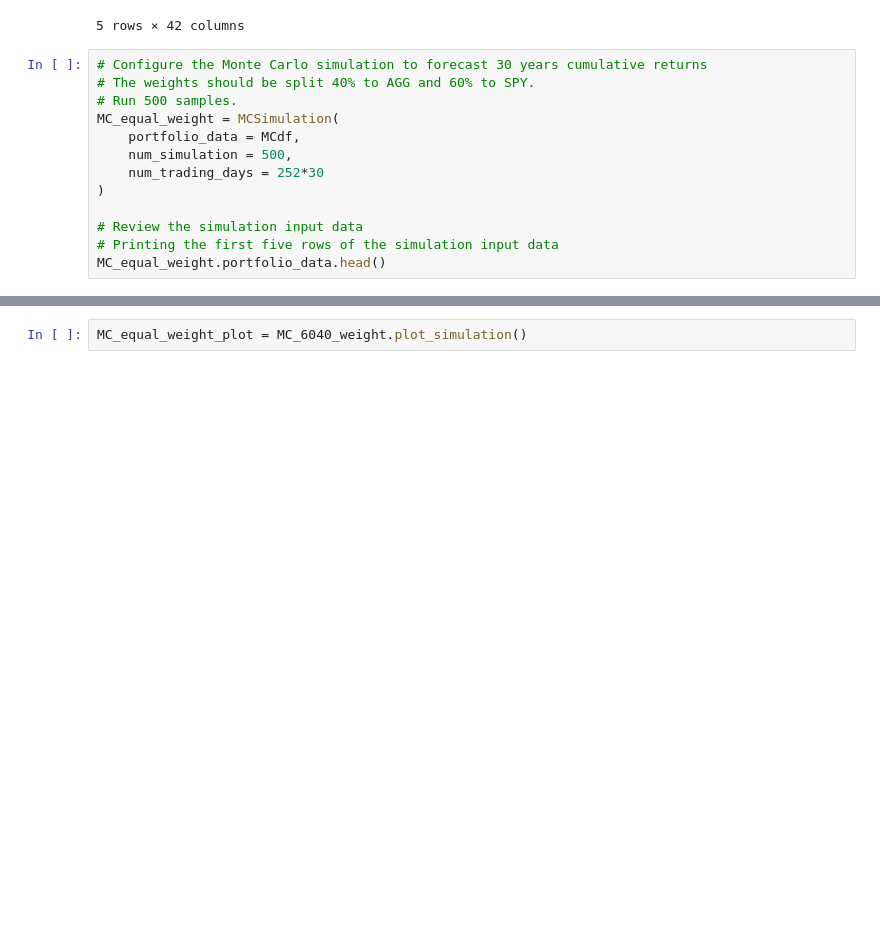
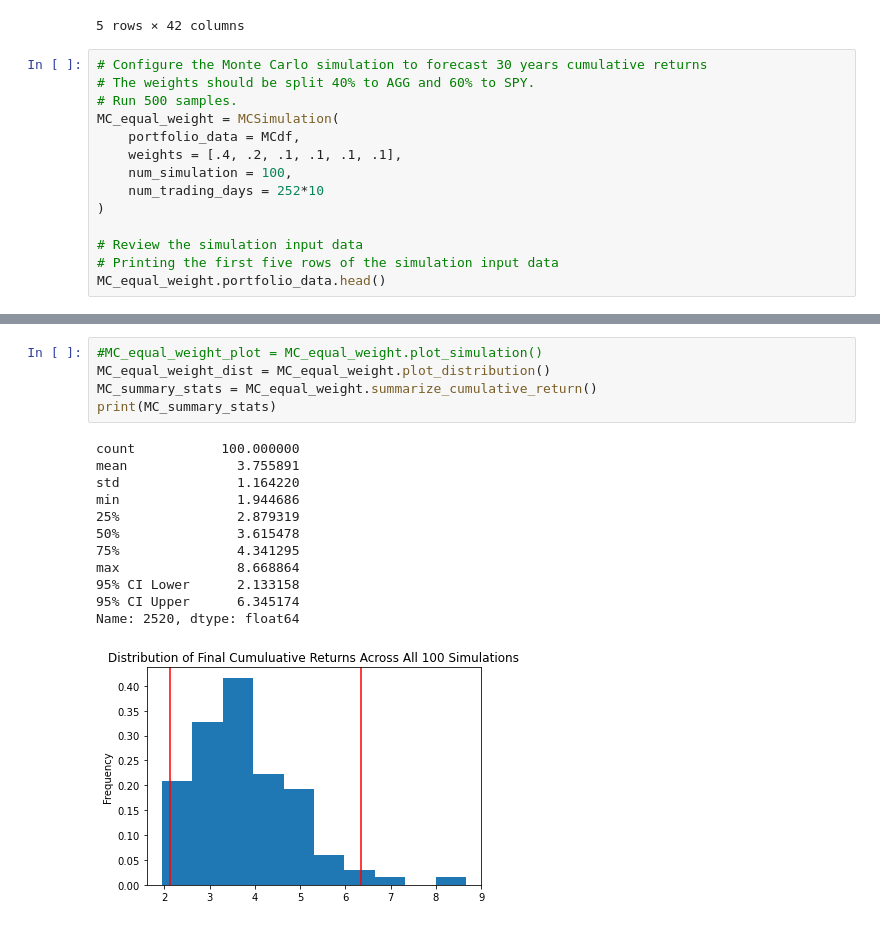
Before and after one commit to theop-55410/Project-1, a Jupyter notebook: StockPortfoliaData.ipynb, the cells around one changed output, grey strips where cells are left out. Drawn from its saved outputs; the diff is of its cells as text; blank space fills up the shorter version.

```diff
--- a/StockPortfoliaData.ipynb
+++ b/StockPortfoliaData.ipynb
@@ -101,8 +101,9 @@ display(MCdf.head())
 # Run 500 samples.
 MC_equal_weight = MCSimulation(
     portfolio_data = MCdf,
-    num_simulation = 500,
-    num_trading_days = 252*30
+    weights = [.4, .2, .1, .1, .1, .1],
+    num_simulation = 100,
+    num_trading_days = 252*10
 )
 
 # Review the simulation input data
@@ -113,2 +148,18 @@ MC_equal_weight.calc_cumulative_return()
 # %%
-MC_equal_weight_plot = MC_6040_weight.plot_simulation()
+#MC_equal_weight_plot = MC_equal_weight.plot_simulation()
+MC_equal_weight_dist = MC_equal_weight.plot_distribution()
+MC_summary_stats = MC_equal_weight.summarize_cumulative_return()
+print(MC_summary_stats)
+# %% [output]
+count           100.000000
+mean              3.755891
+std               1.164220
+min               1.944686
+25%               2.879319
+50%               3.615478
+75%               4.341295
+max               8.668864
+95% CI Lower      2.133158
+95% CI Upper      6.345174
+Name: 2520, dtype: float64
+[figure, added]
```
Also changed, not shown: parts of 2 cells of this notebook, 1 other file.
